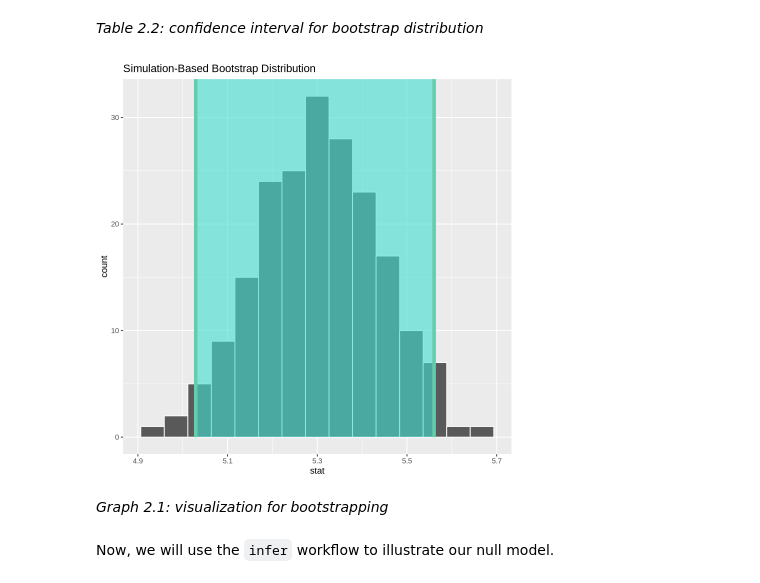
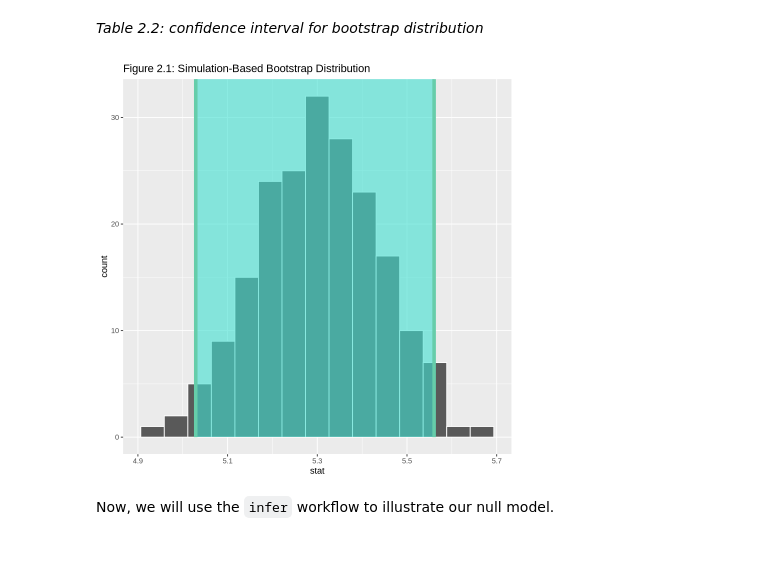
Before and after one commit to eshuaiii/stat-201-2023w1-group-50, a Jupyter notebook: 50_project_report.ipynb, the cells around one changed output. Drawn from its saved outputs; the diff is of its cells as text; code cells hidden in the pictures; blank space fills up the shorter version.

```diff
--- a/50_project_report.ipynb
+++ b/50_project_report.ipynb
@@ -338,15 +339,15 @@ A tibble: 1 × 2
 # %% [markdown]
 *Table 2.2: confidence interval for bootstrap distribution*
 # %%
+# And plot the data
 bootstrap_graph <- bootstrap_dist |>
     visualize() +
-    shade_confidence_interval(endpoints = bootstrap_ci2)
+    shade_confidence_interval(endpoints = bootstrap_ci2) +
+    ggtitle("Figure 2.1: Simulation-Based Bootstrap Distribution")
 
 bootstrap_graph
 # %% [output]
-[figure, old version]
+[figure, new version]
-# %% [markdown]
-*Graph 2.1: visualization for bootstrapping*
 # %% [markdown]
 Now, we will use the `infer` workflow to illustrate our null model.
 # %%
```
Also changed, not shown: parts of 44 cells of this notebook.
